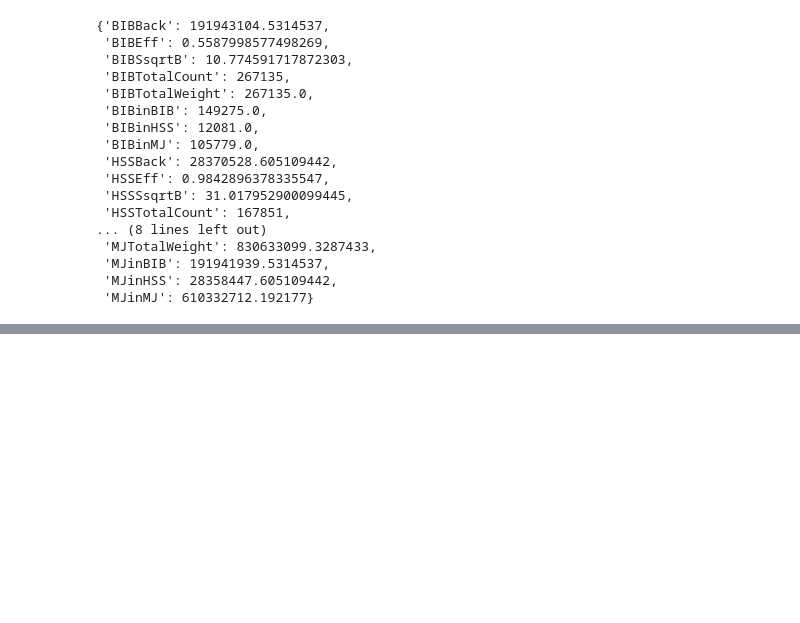
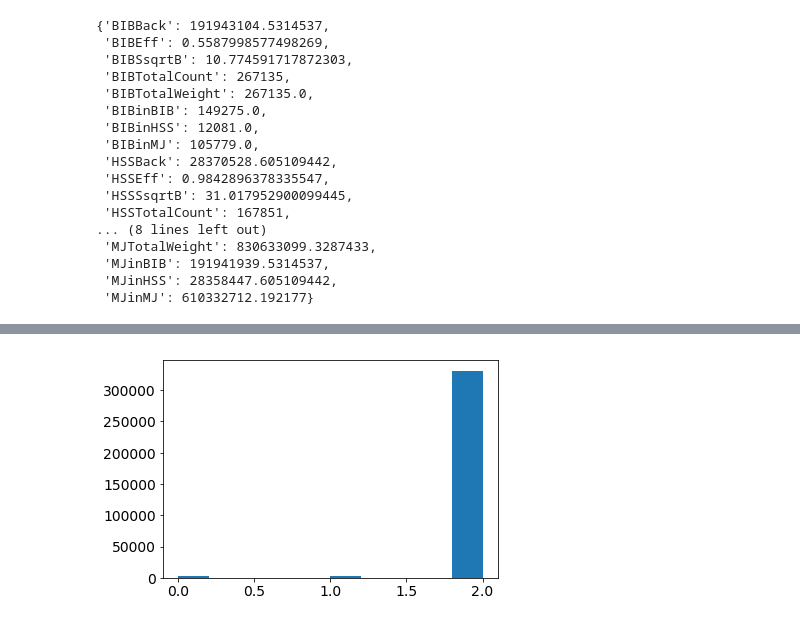
Before and after one commit to gordonwatts/JetCutStudies, a Jupyter notebook: notebooks/Exploring Gradient Boost.ipynb, the cells around one changed output, grey strips where cells are left out. Cells and saved outputs as stored; diff of their text form; code cells hidden in the pictures; blank space fills up the shorter version.

```diff
--- a/notebooks/Exploring Gradient Boost.ipynb
+++ b/notebooks/Exploring Gradient Boost.ipynb
@@ -124,0 +234,7 @@ bdtGeneral.to_tmva("training_106_test.xml")
+# %%
+pred_class = bdt.predict(sig)
+fig = plt.figure()
+plt.hist(pred_class)
+plt.show()
+# %% [output]
+[figure, added]
```
Also changed, not shown: parts of 17 cells of this notebook, 3 other files.
